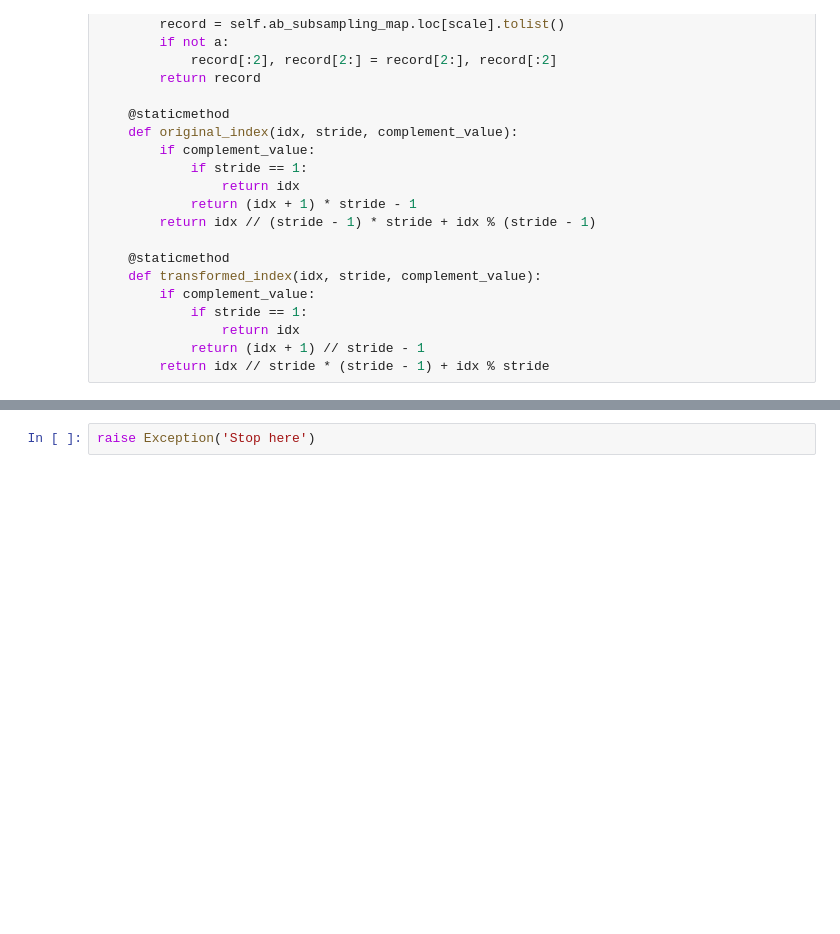
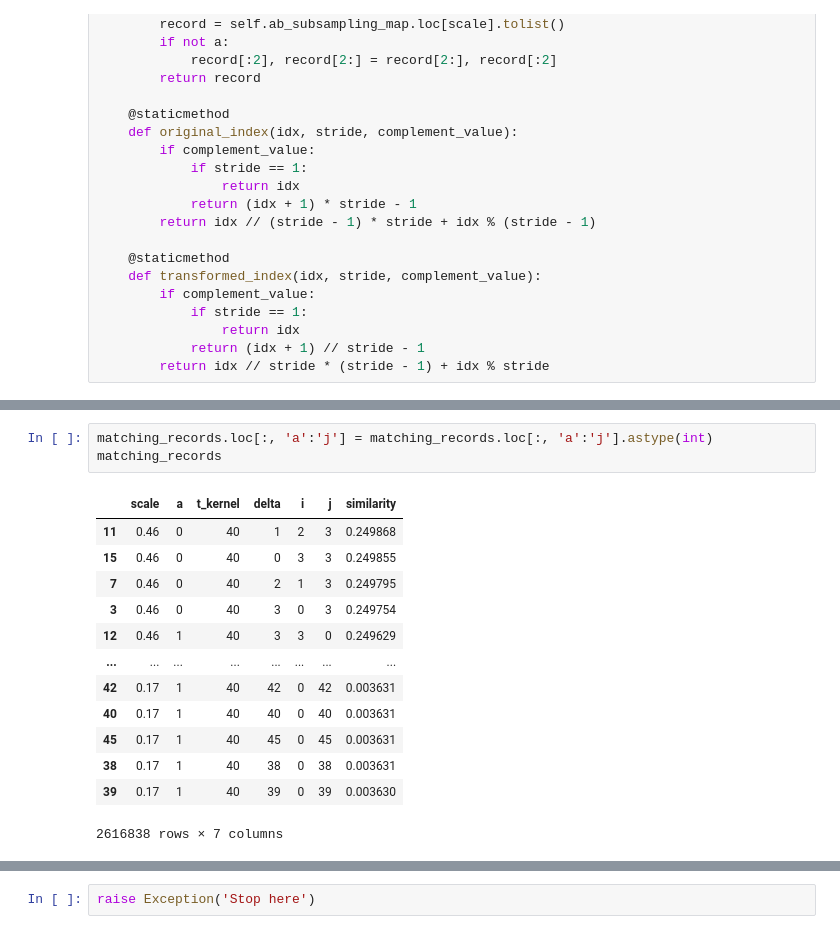
Before and after one commit to m-behery/disentanglement, a Jupyter notebook: notebook.ipynb, the cells around one changed output, grey strips where cells are left out. Cells and saved outputs as stored; diff of their text form; blank space fills up the shorter version.

```diff
--- a/notebook.ipynb
+++ b/notebook.ipynb
@@ -590 +642,18 @@ matching_records.head()
+# %%
+matching_records.loc[:, 'a':'j'] = matching_records.loc[:, 'a':'j'].astype(int)
+matching_records
+# %% [output]
+|  | scale | a | t_kernel | delta | i | j | similarity |
+| 11 | 0.46 | 0 | 40 | 1 | 2 | 3 | 0.249868 |
+| 15 | 0.46 | 0 | 40 | 0 | 3 | 3 | 0.249855 |
+| 7 | 0.46 | 0 | 40 | 2 | 1 | 3 | 0.249795 |
+| 3 | 0.46 | 0 | 40 | 3 | 0 | 3 | 0.249754 |
+| 12 | 0.46 | 1 | 40 | 3 | 3 | 0 | 0.249629 |
+| ... | ... | ... | ... | ... | ... | ... | ... |
+| 42 | 0.17 | 1 | 40 | 42 | 0 | 42 | 0.003631 |
+| 40 | 0.17 | 1 | 40 | 40 | 0 | 40 | 0.003631 |
+| 45 | 0.17 | 1 | 40 | 45 | 0 | 45 | 0.003631 |
+| 38 | 0.17 | 1 | 40 | 38 | 0 | 38 | 0.003631 |
+| 39 | 0.17 | 1 | 40 | 39 | 0 | 39 | 0.003630 |
+2616838 rows × 7 columns
 # %%
```
Also changed, not shown: parts of 11 cells of this notebook.
